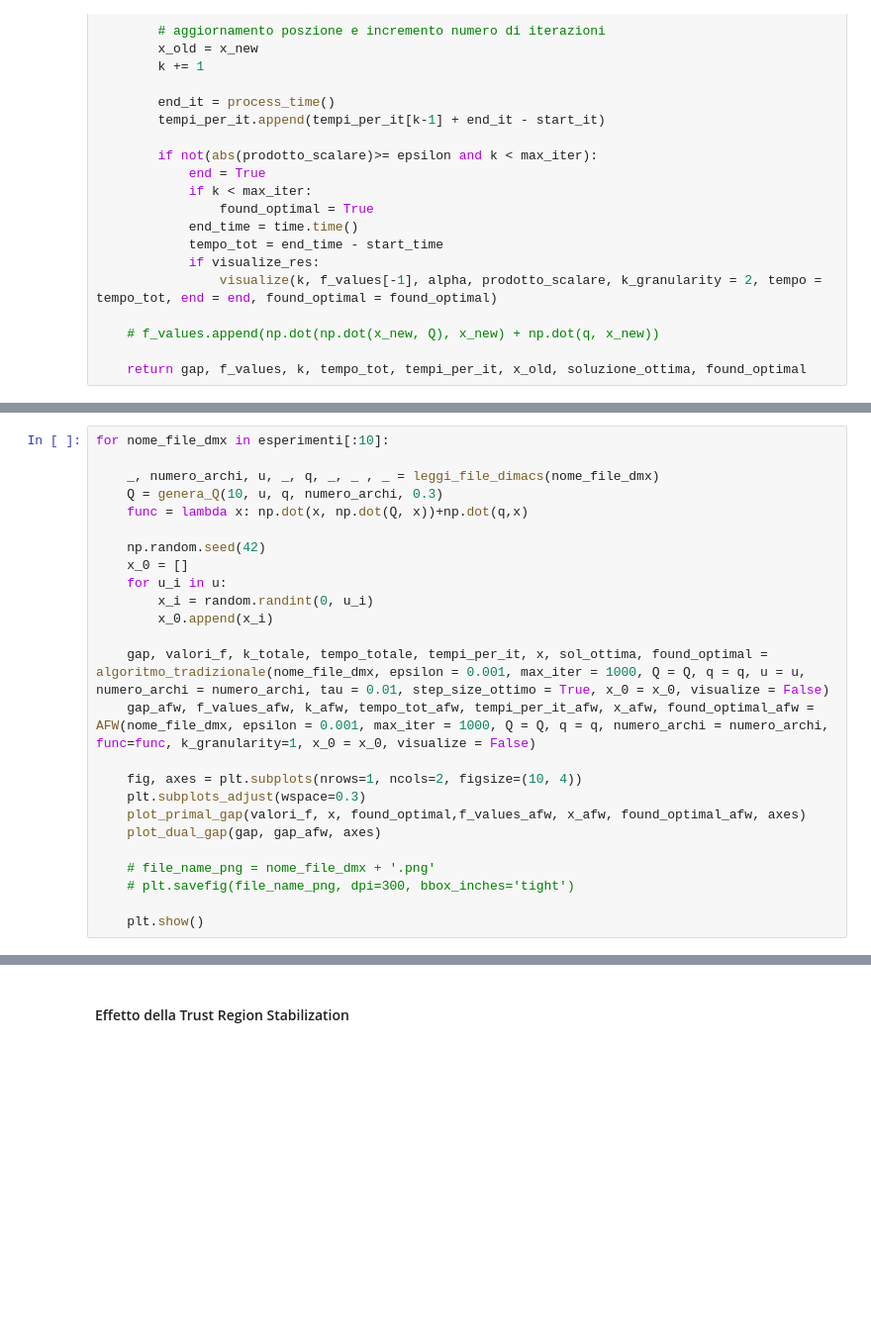
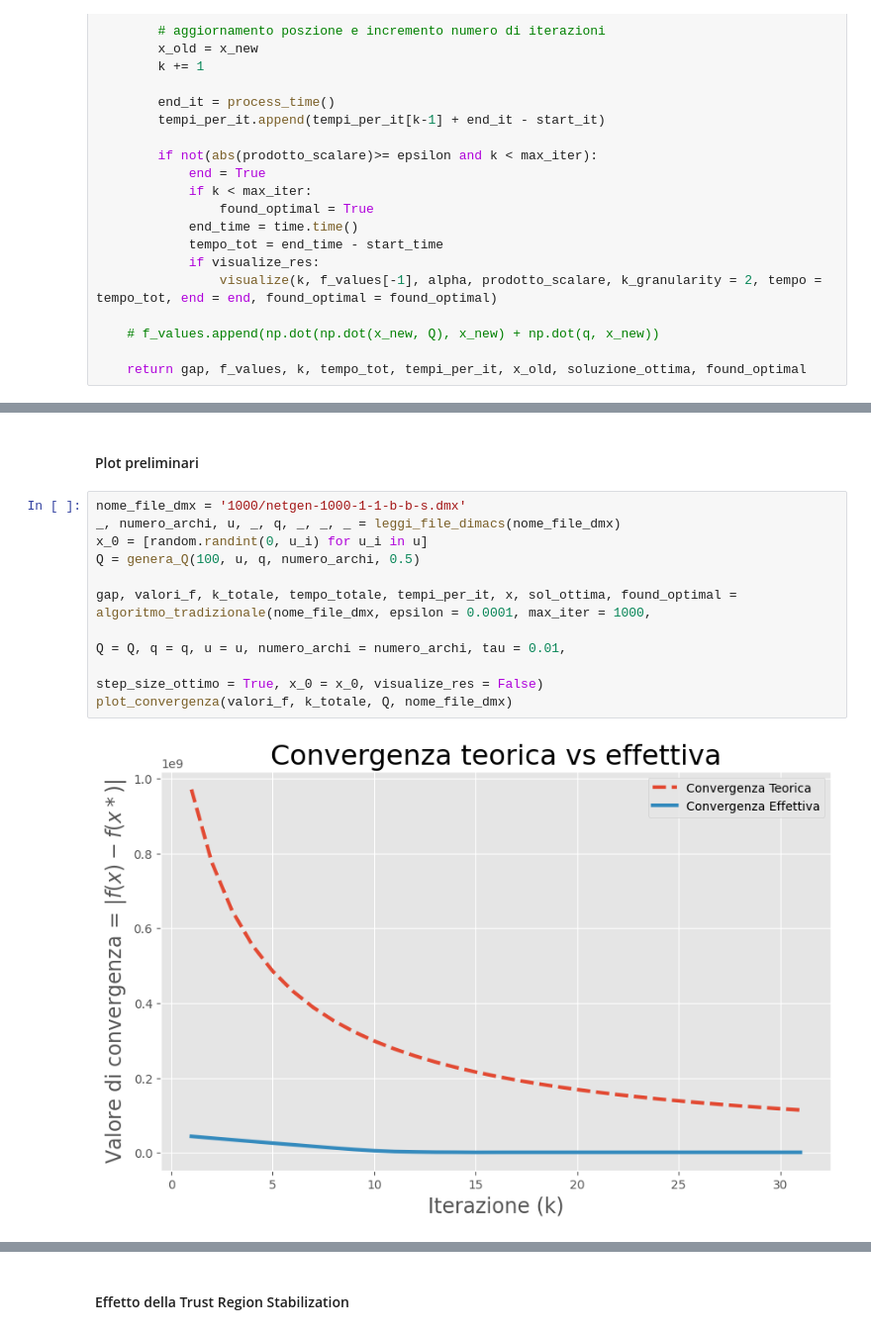
Before and after one commit to vpicchianti/Optimization-for-Data-Science, a Jupyter notebook: functions.ipynb, the cells around one changed output, grey strips where cells are left out. Shown: that part at 99% size. Drawn from its saved outputs; the diff is of its cells as text; blank space fills up the shorter version.

```diff
--- a/functions.ipynb
+++ b/functions.ipynb
@@ -768,25 +338,0 @@ for file_name in file_names:
-# %%
-for nome_file_dmx in esperimenti[:10]:
-
-    _, numero_archi, u, _, q, _, _ , _ = leggi_file_dimacs(nome_file_dmx)
-    Q = genera_Q(10, u, q, numero_archi, 0.3)
-    func = lambda x: np.dot(x, np.dot(Q, x))+np.dot(q,x)
-
-    np.random.seed(42)
-    x_0 = []
-    for u_i in u:
-        x_i = random.randint(0, u_i)
-        x_0.append(x_i)
-
-    gap, valori_f, k_totale, tempo_totale, tempi_per_it, x, sol_ottima, found_optimal = algoritmo_tradizionale(nome_file_dmx, epsilon = 0.001, max_iter = 1000, Q = Q, q = q, u = u, numero_archi = numero_archi, tau = 0.01, step_size_ottimo = True, x_0 = x_0, visualize = False)
-    gap_afw, f_values_afw, k_afw, tempo_tot_afw, tempi_per_it_afw, x_afw, found_optimal_afw = AFW(nome_file_dmx, epsilon = 0.001, max_iter = 1000, Q = Q, q = q, numero_archi = numero_archi, func=func, k_granularity=1, x_0 = x_0, visualize = False)
-
-    fig, axes = plt.subplots(nrows=1, ncols=2, figsize=(10, 4))
-    plt.subplots_adjust(wspace=0.3)
-    plot_primal_gap(valori_f, x, found_optimal,f_values_afw, x_afw, found_optimal_afw, axes)
-    plot_dual_gap(gap, gap_afw, axes)
-
-    # file_name_png = nome_file_dmx + '.png'
-    # plt.savefig(file_name_png, dpi=300, bbox_inches='tight')
-
-    plt.show()
@@ -879,0 +692,14 @@ df = pd.DataFrame(data)
+# %% [markdown]
+#### Plot preliminari
+# %%
+nome_file_dmx = '1000/netgen-1000-1-1-b-b-s.dmx'
+_, numero_archi, u, _, q, _, _, _ = leggi_file_dimacs(nome_file_dmx)
+x_0 = [random.randint(0, u_i) for u_i in u]
+Q = genera_Q(100, u, q, numero_archi, 0.5)
+
+gap, valori_f, k_totale, tempo_totale, tempi_per_it, x, sol_ottima, found_optimal = algoritmo_tradizionale(nome_file_dmx, epsilon = 0.0001, max_iter = 1000,
+                                                                                                           Q = Q, q = q, u = u, numero_archi = numero_archi, tau = 0.01,
+                                                                                                           step_size_ottimo = True, x_0 = x_0, visualize_res = False)
+plot_convergenza(valori_f, k_totale, Q, nome_file_dmx)
+# %% [output]
+[figure, added]
```
Also changed, not shown: parts of 54 cells of this notebook, 3 other files.
